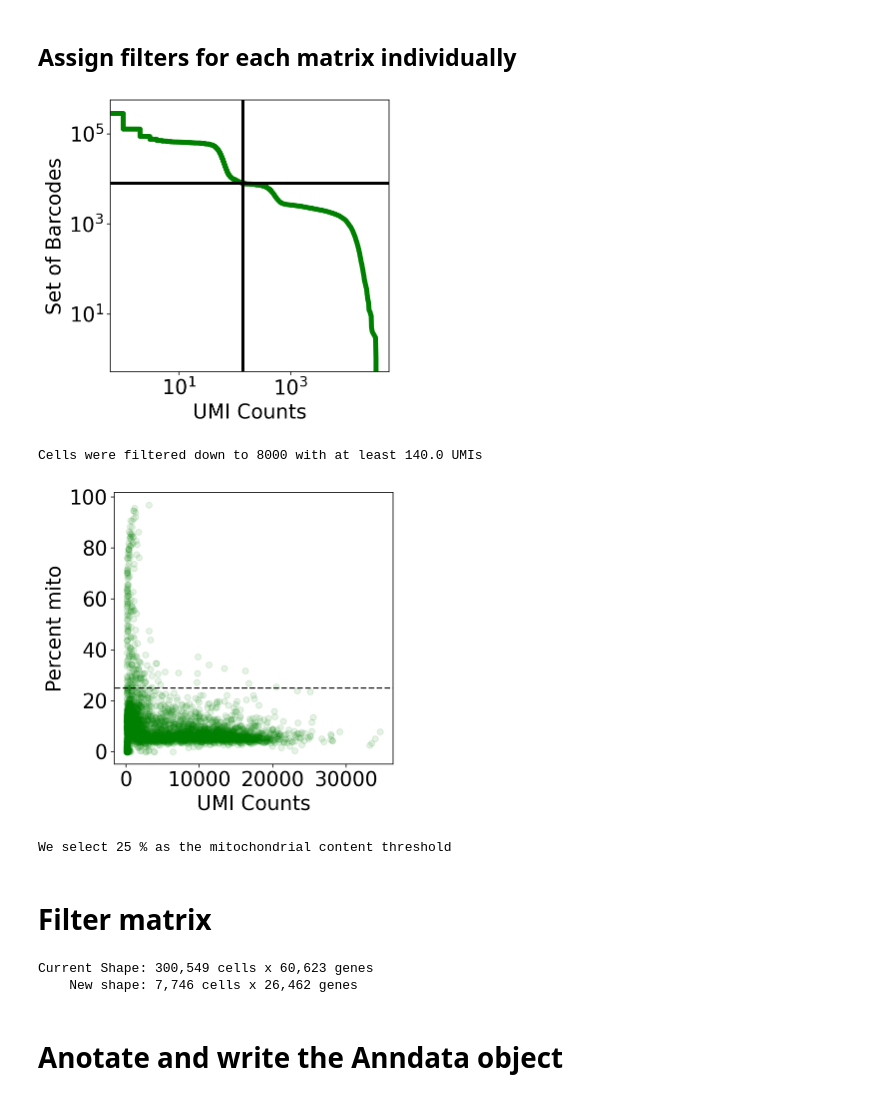
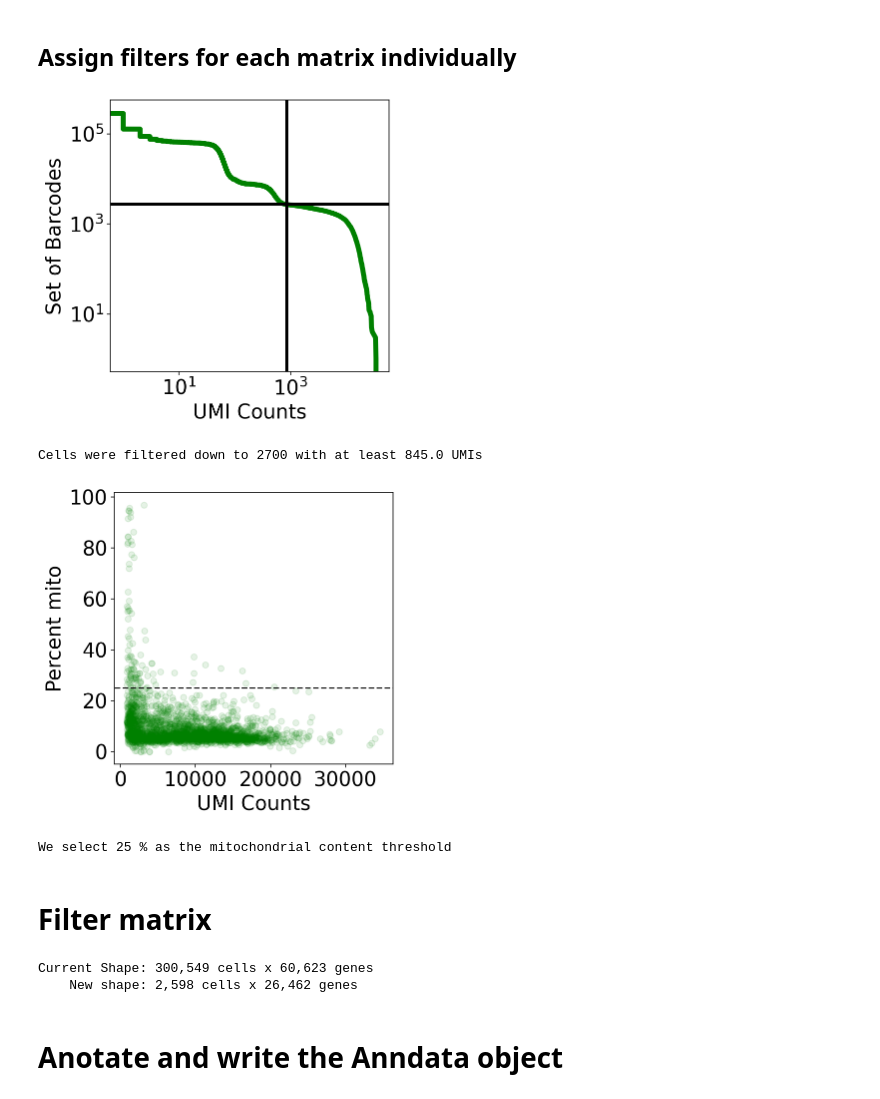
Before and after one commit to agalvezm/ACE2_scRNAseq, a Jupyter notebook: tcc/GSE135893_GSM4037313.ipynb, the cells around one changed output. Cells and saved outputs as stored; diff of their text form; code cells hidden in the pictures.

```diff
--- a/tcc/GSE135893_GSM4037313.ipynb
+++ b/tcc/GSE135893_GSM4037313.ipynb
@@ -362,7 +362,7 @@ gene_threshold = 3
 mito_criteria = 30
 # %%
 
-expected_num_cells = 8000#@param {type:"integer"}
+expected_num_cells = 2700#@param {type:"integer"}
 knee = np.sort(nd(results[sample_id[samp_n]].X.sum(axis=1)))[::-1]
 
 fig, ax = plt.subplots(figsize=(5, 5))
@@ -382,36 +382,36 @@ plt.show()
 
 cell_threshold = knee[expected_num_cells]
 
 results["cell_threshold" + sample_id[samp_n]] = knee[expected_num_cells]
 
 print ("Cells were filtered down to " + str(expected_num_cells) + " with at least " + str(cell_threshold) + " UMIs")
 
 
 mito_criteria = 25#@param {type:"integer"}
 results["mito_criteria" + sample_id[samp_n]] = mito_criteria
 
 fig, ax = plt.subplots(figsize=(5,5))
 
 
 x = nd(results[sample_id[samp_n]].obs["cell_counts"][results[sample_id[samp_n]].obs["cell_counts"] > cell_threshold])
 y = nd(results[sample_id[samp_n]].obs["percent_mito"][results[sample_id[samp_n]].obs["cell_counts"] > cell_threshold])
 
 ax.scatter(x, y, color="green", alpha=0.1)
 
 ax.axhline(y=mito_criteria, linestyle="--", color="k")
 
 
 ax.set_xlabel("UMI Counts")
 ax.set_ylabel("Percent mito")
 
 
 plt.show()
 
 print("We select " + str(mito_criteria) + " % as the mitochondrial content threshold")
 # %% [output]
-[figure, old version]
+[figure, new version]
-Cells were filtered down to 8000 with at least 140.0 UMIs
+Cells were filtered down to 2700 with at least 845.0 UMIs
-[figure, old version]
+[figure, new version]
 We select 25 % as the mitochondrial content threshold
 # %% [markdown]
 # Filter matrix
@@ -429,7 +429,7 @@ for i in range(no_samples):
   results["data_" + sample_id[i]] = results[sample_id[i]][cell_mask, gene_mask]
 # %% [output]
 Current Shape: 300,549 cells x 60,623 genes
-    New shape: 7,746 cells x 26,462 genes
+    New shape: 2,598 cells x 26,462 genes
 # %% [markdown]
 # Anotate and write the Anndata object
 # %%
```
Also changed, not shown: parts of 8 cells of this notebook.
